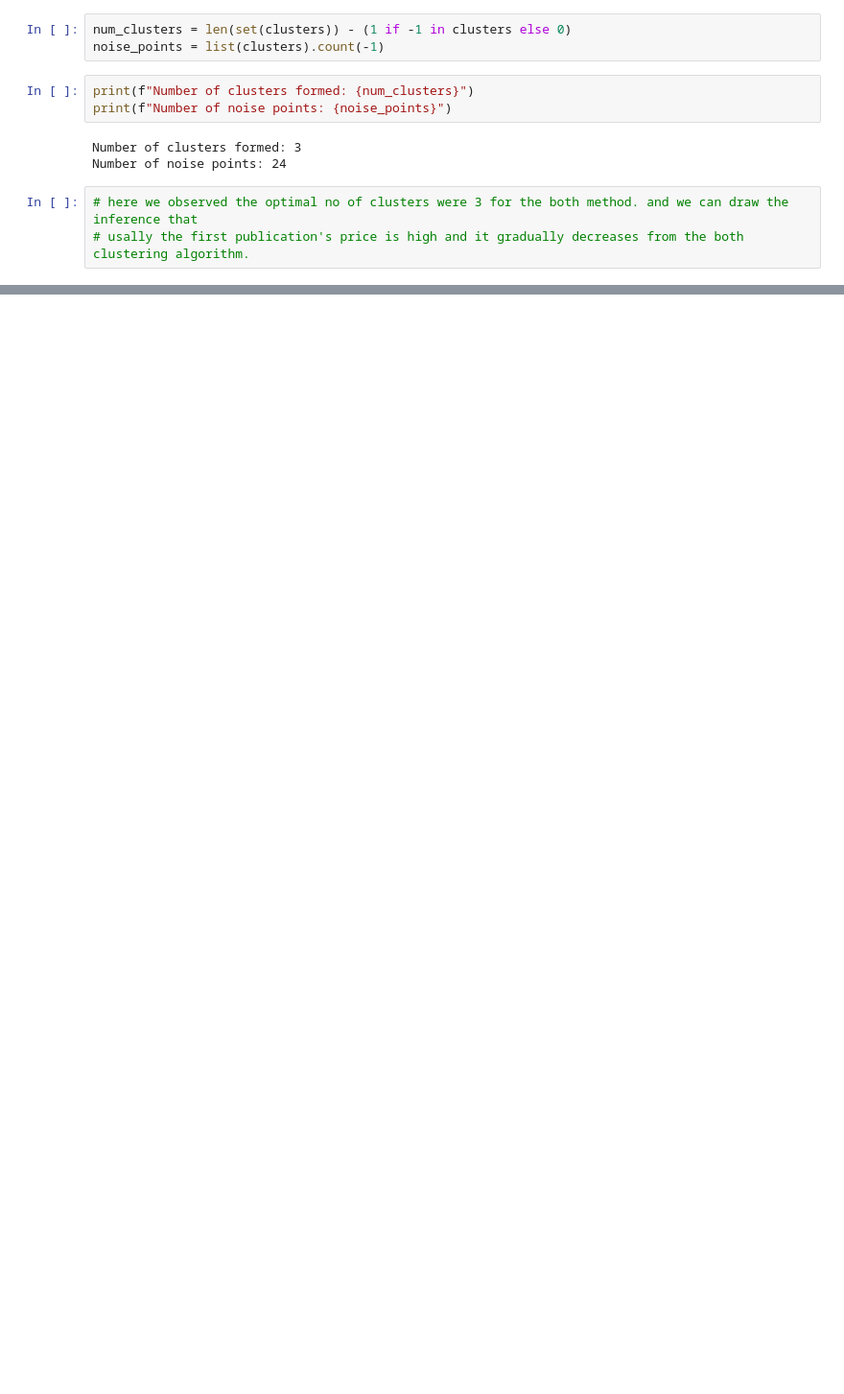
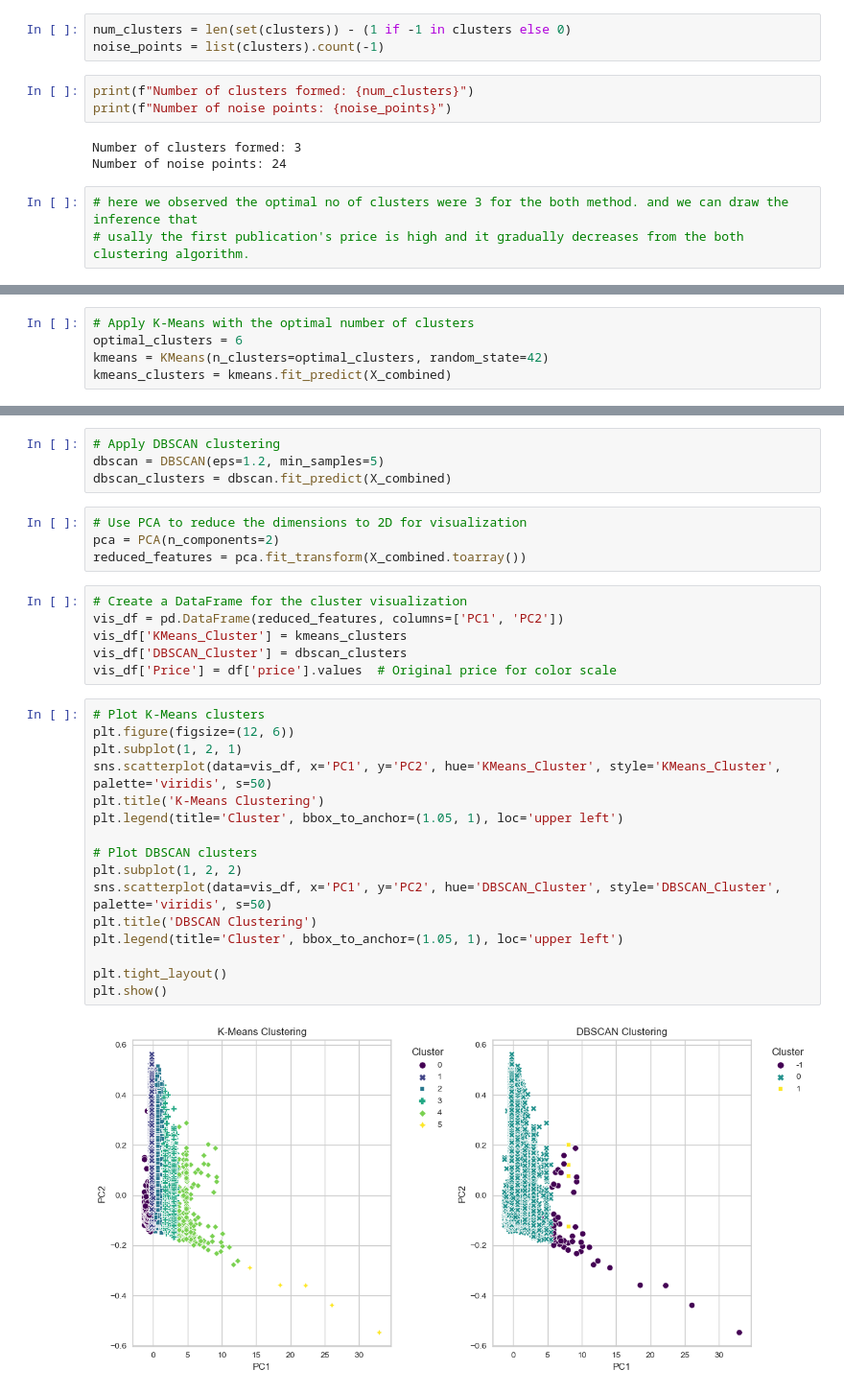
Before and after one commit to svjai/AML_2203_project, a Jupyter notebook: note_books/Final_use_here/March15_encoding_clustering.ipynb, the cells around one changed output, grey strips where cells are left out. Shown at 96% size. Saved outputs shown, nothing was run; the diff lists cells and outputs as text; blank space fills up the shorter version.

```diff
--- a/note_books/Final_use_here/March15_encoding_clustering.ipynb
+++ b/note_books/Final_use_here/March15_encoding_clustering.ipynb
@@ -243,0 +283,5 @@ Number of noise points: 24
+# %%
+# Apply K-Means with the optimal number of clusters
+optimal_clusters = 6
+kmeans = KMeans(n_clusters=optimal_clusters, random_state=42)
+kmeans_clusters = kmeans.fit_predict(X_combined)
@@ -243,0 +294,32 @@ Number of noise points: 24
+# %%
+# Apply DBSCAN clustering
+dbscan = DBSCAN(eps=1.2, min_samples=5)
+dbscan_clusters = dbscan.fit_predict(X_combined)
+# %%
+# Use PCA to reduce the dimensions to 2D for visualization
+pca = PCA(n_components=2)
+reduced_features = pca.fit_transform(X_combined.toarray())
+# %%
+# Create a DataFrame for the cluster visualization
+vis_df = pd.DataFrame(reduced_features, columns=['PC1', 'PC2'])
+vis_df['KMeans_Cluster'] = kmeans_clusters
+vis_df['DBSCAN_Cluster'] = dbscan_clusters
+vis_df['Price'] = df['price'].values  # Original price for color scale
+# %%
+# Plot K-Means clusters
+plt.figure(figsize=(12, 6))
+plt.subplot(1, 2, 1)
+sns.scatterplot(data=vis_df, x='PC1', y='PC2', hue='KMeans_Cluster', style='KMeans_Cluster', palette='viridis', s=50)
+plt.title('K-Means Clustering')
+plt.legend(title='Cluster', bbox_to_anchor=(1.05, 1), loc='upper left')
+
+# Plot DBSCAN clusters
+plt.subplot(1, 2, 2)
+sns.scatterplot(data=vis_df, x='PC1', y='PC2', hue='DBSCAN_Cluster', style='DBSCAN_Cluster', palette='viridis', s=50)
+plt.title('DBSCAN Clustering')
+plt.legend(title='Cluster', bbox_to_anchor=(1.05, 1), loc='upper left')
+
+plt.tight_layout()
+plt.show()
+# %% [output]
+[figure, added]
```
Also changed, not shown: parts of 11 cells of this notebook.
